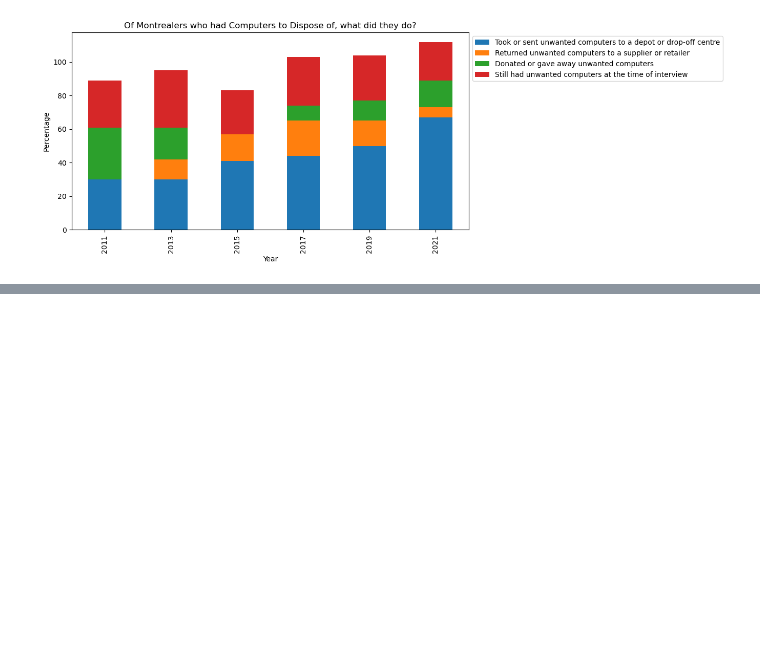
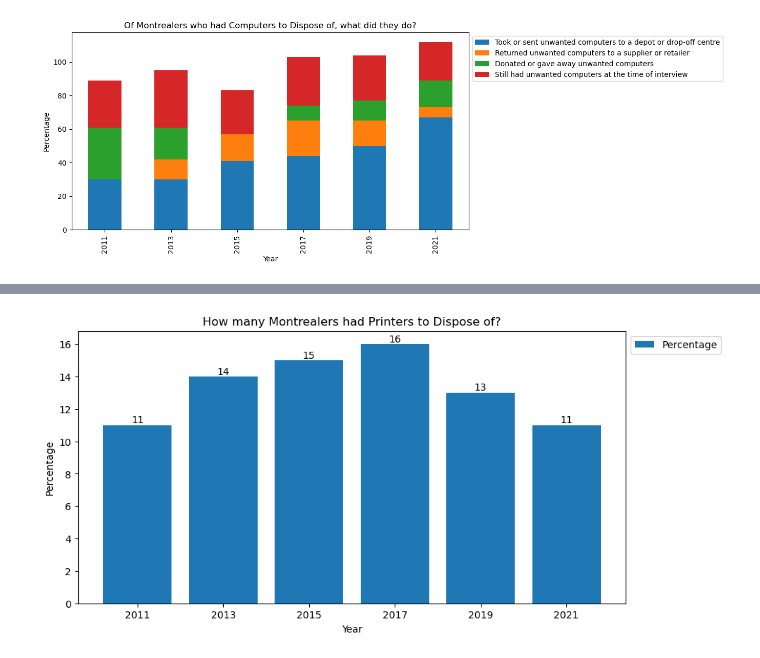
Before and after one commit to BlackSound1/SUST601-Project, a Jupyter notebook: stacked_chart_test.ipynb, the cells around one changed output, grey strips where cells are left out. Saved outputs shown, nothing was run; the diff lists cells and outputs as text; code cells hidden in the pictures; blank space fills up the shorter version.

Commit message:
Stacking bar charts improved

```diff
--- a/stacked_chart_test.ipynb
+++ b/stacked_chart_test.ipynb
@@ -172,0 +207,8 @@ plt.savefig(file_path / 'computers_stacked_plot.png', bbox_inches='tight')
+# %%
+# Get only the printer-related data
+printers = e_waste[
+    (e_waste['Electronic waste'].str.contains('printers')) &
+    (e_waste.iloc[:, 1:].notna().any(axis=1))
+].reset_index(drop=True)
+
+printers
@@ -172,0 +223,4 @@ plt.savefig(file_path / 'computers_stacked_plot.png', bbox_inches='tight')
+# %%
+# From this, get only the data where the item was unwanted
+had_unwanted = printers[printers['Electronic waste'] == 'Had unwanted printers to dispose of'].iloc[:, 1:]
+had_unwanted
@@ -172,0 +230,6 @@ plt.savefig(file_path / 'computers_stacked_plot.png', bbox_inches='tight')
+# %%
+# Transpose the data for easier plotting
+had_unwanted = had_unwanted.T
+had_unwanted = had_unwanted.reset_index()
+had_unwanted = had_unwanted.rename(columns={'index': 'Year', 0: 'Percentage'})
+had_unwanted
@@ -172,0 +244,16 @@ plt.savefig(file_path / 'computers_stacked_plot.png', bbox_inches='tight')
+# %%
+# Create the plot for the unwanted item data
+_, ax = plt.subplots(figsize=(10, 5))
+bars = ax.bar(had_unwanted['Year'], had_unwanted['Percentage'])  # Create the bars for the plot
+ax.bar_label(bars)  # Add values to the tops of the bars
+
+# Set metadata
+plt.title("How many Montrealers had Printers to Dispose of?")
+plt.ylabel('Percentage')
+plt.xlabel('Year')
+plt.legend([bars], ["Percentage"], loc='upper left', bbox_to_anchor=(1.0, 1.0))  # Ensure legend is beyond the plot
+
+# Save plot
+plt.savefig(file_path / 'printers_main_plot.png', bbox_inches='tight')
+# %% [output]
+[figure, added]
```
Also changed, not shown: parts of 71 cells of this notebook, 14 other files.
